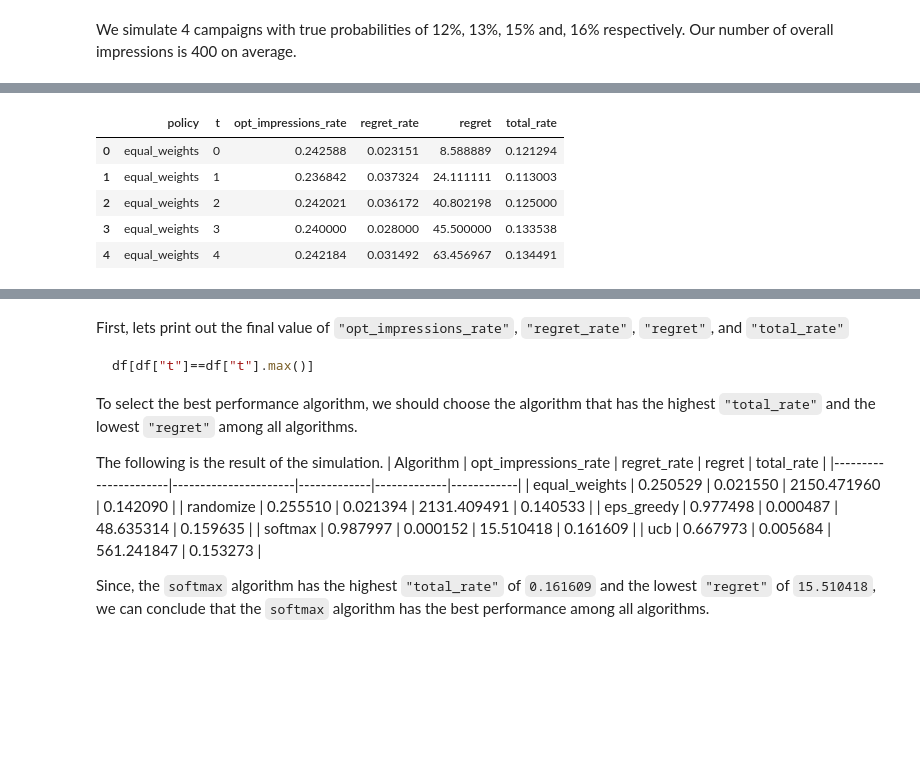
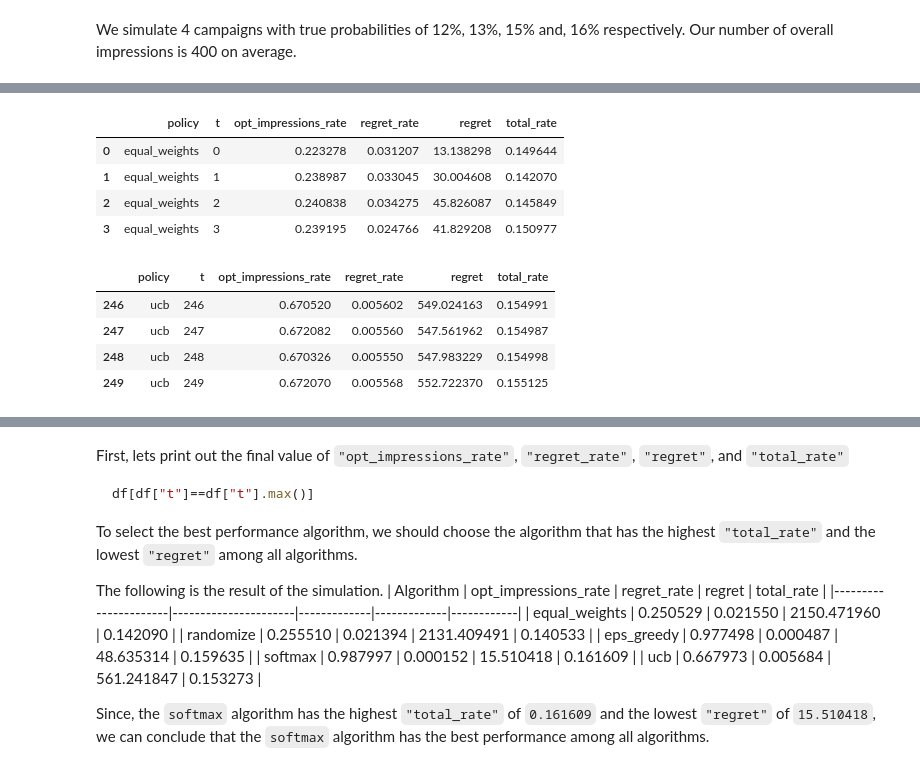
Before and after one commit to patthadon-p/CEDT-2110203-CEM-II, a Jupyter notebook: stats/homework-3/code/stats-homework-03-notebook.ipynb, the cells around one changed output, grey strips where cells are left out. Saved outputs shown, nothing was run; the diff lists cells and outputs as text; code cells hidden in the pictures; blank space fills up the shorter version.

```diff
--- a/stats/homework-3/code/stats-homework-03-notebook.ipynb
+++ b/stats/homework-3/code/stats-homework-03-notebook.ipynb
@@ -421,15 +423,20 @@ for i in range(N_policy):
     dfs[i]["policy"] = policies[i]
 
 df = pd.concat(dfs)[["policy", "t", "opt_impressions_rate", "regret_rate", "regret", "total_rate"]]
-# %%
-df.head()
-# %% [output]
-|  | policy | t | opt_impressions_rate | regret_rate | regret | total_rate |
-| 0 | equal_weights | 0 | 0.242588 | 0.023151 | 8.588889 | 0.121294 |
-| 1 | equal_weights | 1 | 0.236842 | 0.037324 | 24.111111 | 0.113003 |
-| 2 | equal_weights | 2 | 0.242021 | 0.036172 | 40.802198 | 0.125000 |
-| 3 | equal_weights | 3 | 0.240000 | 0.028000 | 45.500000 | 0.133538 |
-| 4 | equal_weights | 4 | 0.242184 | 0.031492 | 63.456967 | 0.134491 |
+# %%
+display(df.head(4))
+display(df.tail(4))
+# %% [output]
+|  | policy | t | opt_impressions_rate | regret_rate | regret | total_rate |
+| 0 | equal_weights | 0 | 0.223278 | 0.031207 | 13.138298 | 0.149644 |
+| 1 | equal_weights | 1 | 0.238987 | 0.033045 | 30.004608 | 0.142070 |
+| 2 | equal_weights | 2 | 0.240838 | 0.034275 | 45.826087 | 0.145849 |
+| 3 | equal_weights | 3 | 0.239195 | 0.024766 | 41.829208 | 0.150977 |
+|  | policy | t | opt_impressions_rate | regret_rate | regret | total_rate |
+| 246 | ucb | 246 | 0.670520 | 0.005602 | 549.024163 | 0.154991 |
+| 247 | ucb | 247 | 0.672082 | 0.005560 | 547.561962 | 0.154987 |
+| 248 | ucb | 248 | 0.670326 | 0.005550 | 547.983229 | 0.154998 |
+| 249 | ucb | 249 | 0.672070 | 0.005568 | 552.722370 | 0.155125 |
 # %%
 df_m = df.melt(id_vars=["policy", "t"])
 df_m.tail()
```
Also changed, not shown: parts of 9 cells of this notebook, 7 other files.
